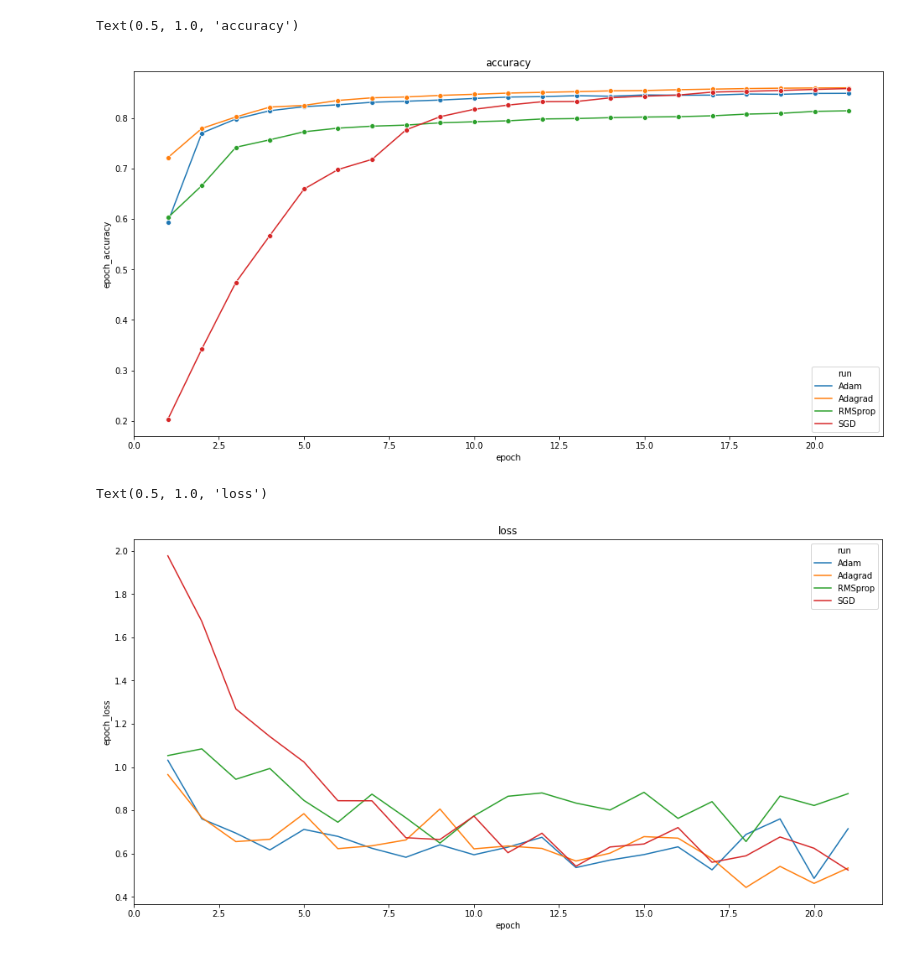
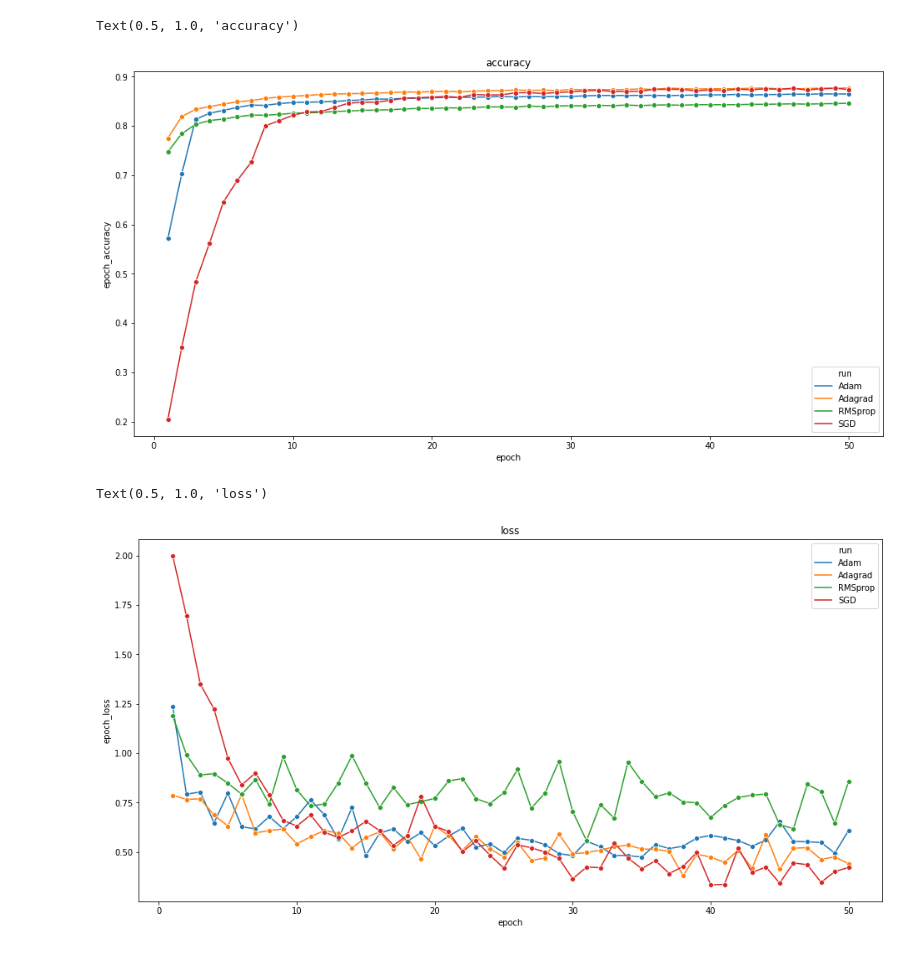
Before and after one commit to trongthanht3/neural-network-from-scatch, a Jupyter notebook: visualize_score.ipynb, the cells around one changed output. Saved outputs shown, nothing was run; the diff lists cells and outputs as text; code cells hidden in the pictures.

```diff
--- a/visualize_score.ipynb
+++ b/visualize_score.ipynb
@@ -12,7 +12,7 @@ def pword(text, number):
 # %%
 adam = pd.read_csv('logs/logAdam.csv')
 adam.run = adam.run.apply(lambda x: pword(x, 1))
-adam = adam[:21]
+# adam = adam[:21]
 adam.head()
 # %% [output]
 |  | run | epoch | epoch_accuracy | epoch_precision | epoch_recall | epoch_f1 | epoch_loss |
@@ -24,7 +24,7 @@ adam.head()
 # %%
 adagrad = pd.read_csv('logs/logAdagrad.csv')
 adagrad.run = adagrad.run.apply(lambda x: pword(x, 2))
-adagrad = adagrad[:21]
+# adagrad = adagrad[:21]
 adagrad.head()
 # %% [output]
 |  | run | epoch | epoch_accuracy | epoch_precision | epoch_recall | epoch_f1 | epoch_loss |
@@ -36,7 +36,7 @@ adagrad.head()
 # %%
 rmsprop = pd.read_csv('logs/logRMSprop.csv')
 rmsprop.run = rmsprop.run.apply(lambda x: pword(x, 3))
-rmsprop = rmsprop[:21]
+# rmsprop = rmsprop[:21]
 rmsprop.head()
 # %% [output]
 |  | run | epoch | epoch_accuracy | epoch_precision | epoch_recall | epoch_f1 | epoch_loss |
@@ -48,7 +48,7 @@ rmsprop.head()
 # %%
 sgd = pd.read_csv('logs/logSGD.csv')
 sgd.run = sgd.run.apply(lambda x: pword(x, 4))
-sgd = sgd[:21]
+# sgd = sgd[:21]
 sgd.head()
 # %% [output]
 |  | run | epoch | epoch_accuracy | epoch_precision | epoch_recall | epoch_f1 | epoch_loss |
@@ -148,14 +148,14 @@ sns.lineplot(data=dfw_validation, x="epoch", y="epoch_accuracy",
              hue=optimizer_validation, marker='o').set_title("accuracy")
 # %% [output]
 Text(0.5, 1.0, 'accuracy')
-[figure, old version]
+[figure, new version]
 # %%
 plt.figure(figsize=(16, 8))
 sns.lineplot(data=dfw_validation, x="epoch", y="epoch_loss",
-             hue=optimizer_validation).set_title("loss")
+             hue=optimizer_validation, marker='o').set_title("loss")
 # %% [output]
 Text(0.5, 1.0, 'loss')
-[figure, old version]
+[figure, new version]
 # %%
 plt.figure(figsize=(16, 8))
 sns.lineplot(data=dfw_validation, x="epoch", y="epoch_precision",
```
Also changed, not shown: parts of 12 cells of this notebook, 7 other files.
